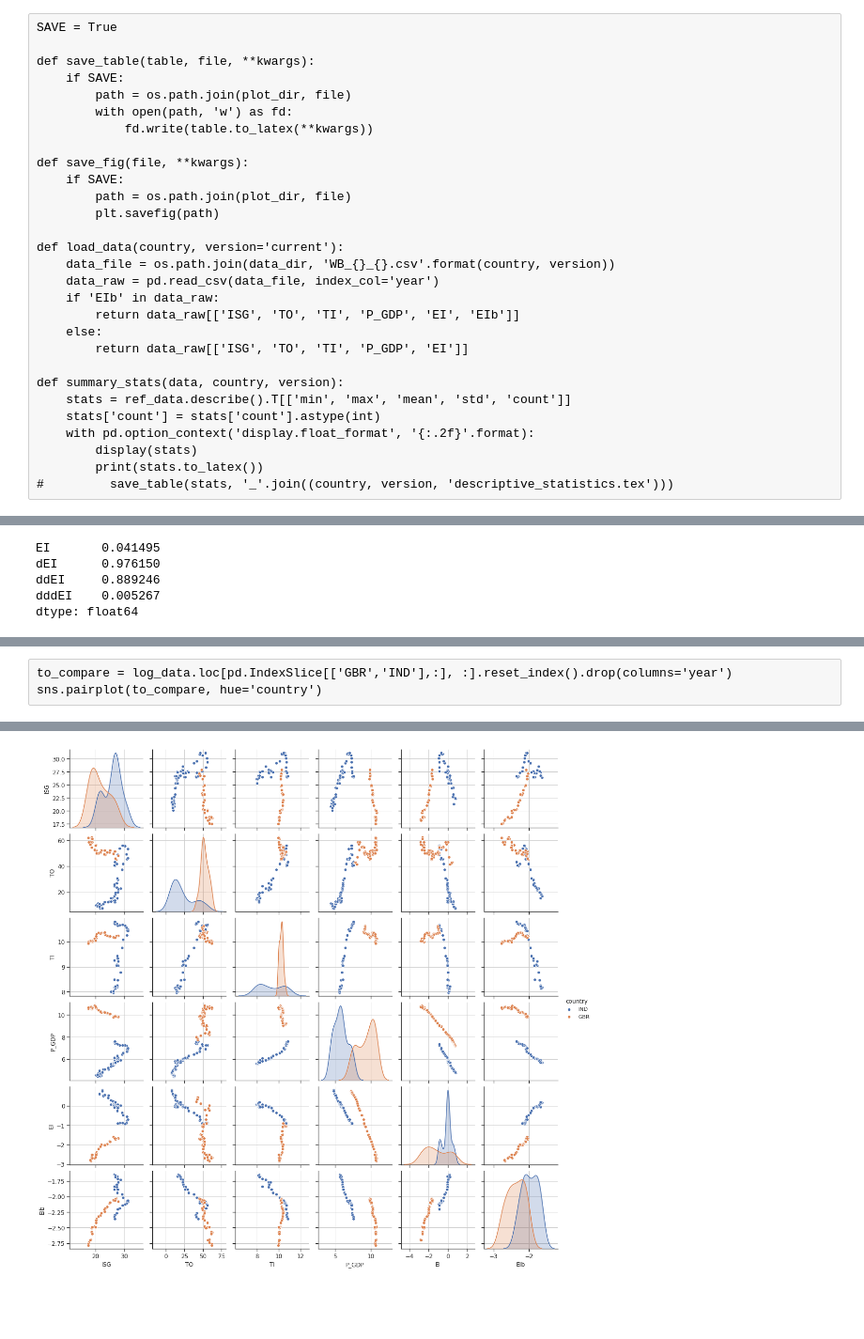
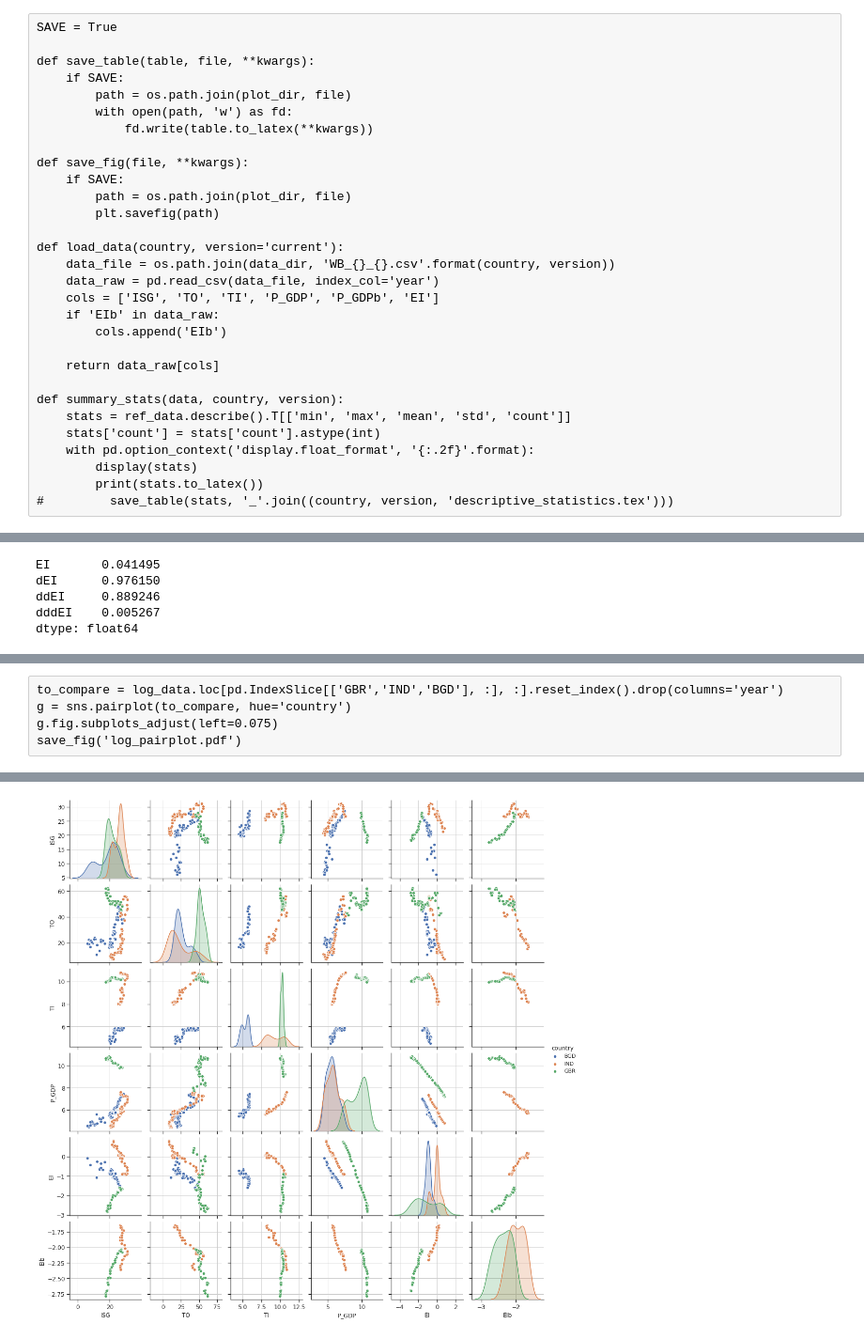
Before and after one commit to drakesiard/em-2020, a Jupyter notebook: analysis/3_data_analysis.ipynb, the cells around one changed output, grey strips where cells are left out. Shown at 94% size. Saved outputs shown, nothing was run; the diff lists cells and outputs as text; blank space fills up the shorter version.

```diff
--- a/analysis/3_data_analysis.ipynb
+++ b/analysis/3_data_analysis.ipynb
@@ -43,10 +44,11 @@ def save_fig(file, **kwargs):
 def load_data(country, version='current'):
     data_file = os.path.join(data_dir, 'WB_{}_{}.csv'.format(country, version))
     data_raw = pd.read_csv(data_file, index_col='year')
+    cols = ['ISG', 'TO', 'TI', 'P_GDP', 'P_GDPb', 'EI']
     if 'EIb' in data_raw:
-        return data_raw[['ISG', 'TO', 'TI', 'P_GDP', 'EI', 'EIb']]
-    else:
-        return data_raw[['ISG', 'TO', 'TI', 'P_GDP', 'EI']]
+        cols.append('EIb')
+
+    return data_raw[cols]
 
 def summary_stats(data, country, version):
     stats = ref_data.describe().T[['min', 'max', 'mean', 'std', 'count']]
@@ -284,4 +334,6 @@ save_fig('_'.join(('GBR', 'current', 'correlations.pdf')))
 # %%
-to_compare = log_data.loc[pd.IndexSlice[['GBR','IND'],:], :].reset_index().drop(columns='year')
-sns.pairplot(to_compare, hue='country')
+to_compare = log_data.loc[pd.IndexSlice[['GBR','IND','BGD'], :], :].reset_index().drop(columns='year')
+g = sns.pairplot(to_compare, hue='country')
+g.fig.subplots_adjust(left=0.075)
+save_fig('log_pairplot.pdf')
 # %% [output]
@@ -289,2 +340,2 @@ sns.pairplot(to_compare, hue='country')
-[figure, old version]
+[figure, new version]
 # %%
```
Also changed, not shown: parts of 10 cells of this notebook, 21 other files.
